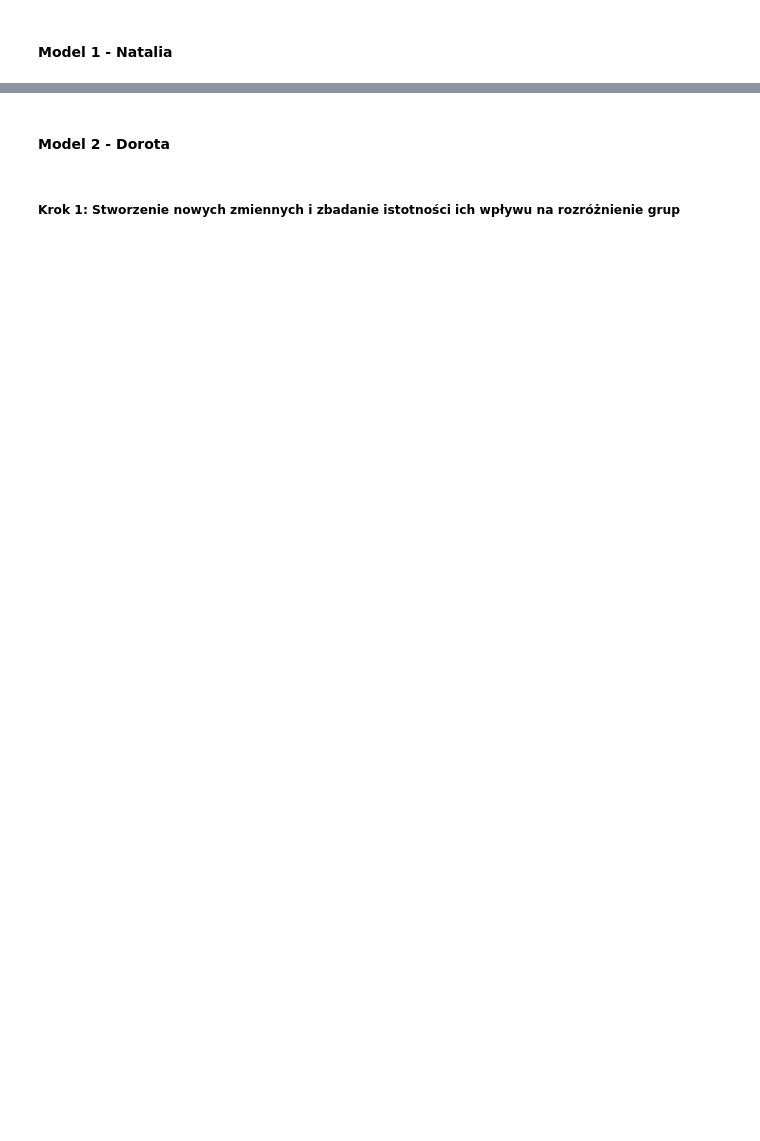
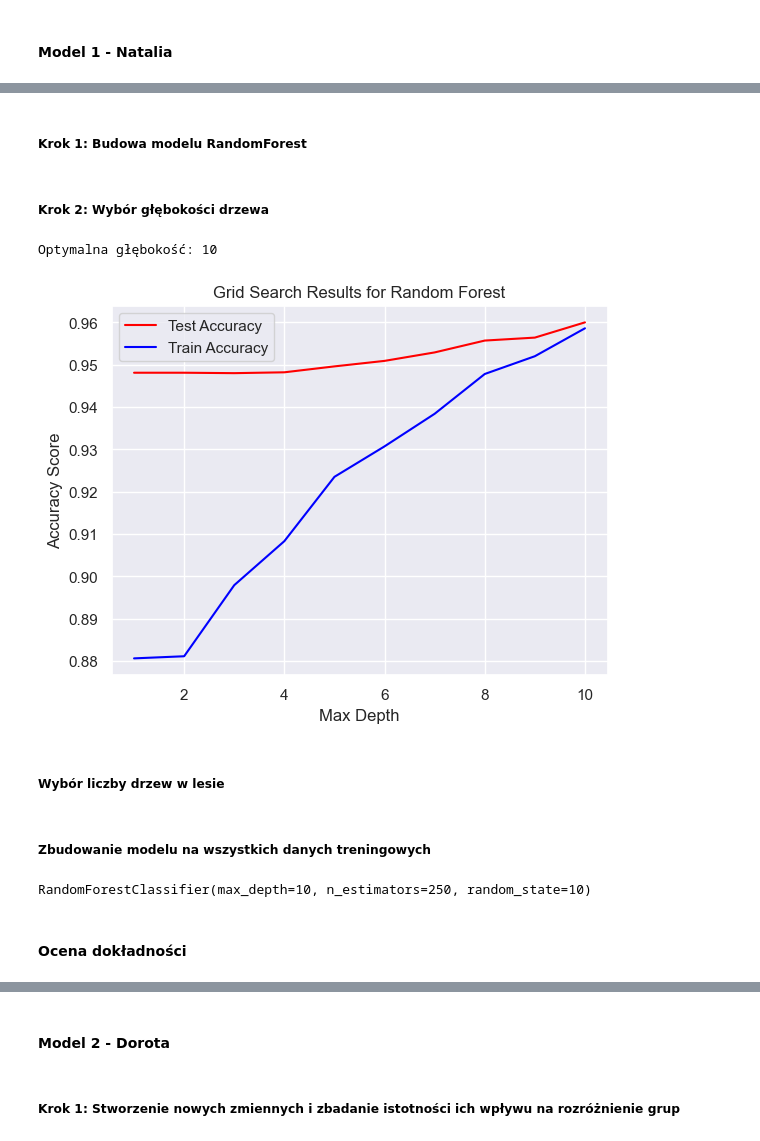
Before and after one commit to a-smaruj/ML_Project_Arrhythmia_Classification, a Jupyter notebook: main.ipynb, the cells around one changed output, grey strips where cells are left out. Saved outputs shown, nothing was run; the diff lists cells and outputs as text; code cells hidden in the pictures; blank space fills up the shorter version.

Commit message:
Radom Forest 2

```diff
--- a/main.ipynb
+++ b/main.ipynb
@@ -276,0 +338,46 @@ Error:
+# %% [markdown]
+##### Krok 1: Budowa modelu RandomForest
+# %%
+
+ma_train = []
+ma_test = []
+
+
+for j in range(1, 11):
+    RFmodel = RandomForestClassifier(random_state=10, max_depth=j, n_estimators=10)
+    a_test = []
+    a_tren = []
+
+
+    RFmodel.fit(X_train, y_train)
+
+    a_tren.append(RFmodel.score(X_train, y_train).round(4))
+    a_test.append(RFmodel.score(X_test, y_test).round(4))
+
+    ma_test.append(np.mean(a_test))
+    ma_train.append(np.mean(a_tren))
+
+
+
+print("Wyniki na zbiorze treningowym:", ma_train)
+print("Wyniki na zbiorze testowym:", ma_test)
+# %% [markdown]
+##### Krok 2: Wybór głębokości drzewa
+# %%
+# Indeks głębokości drzewa, która daje najlepszą średnią dokładność testu
+optimal_depth = np.argmax(ma_test) + 1
+print("Optymalna głębokość:", optimal_depth)
+
+depths = range(1, 11)
+plt.plot(depths, ma_test, label="Test Accuracy", color="red")
+plt.plot(depths, ma_train, label="Train Accuracy", color="blue")
+plt.xlabel("Max Depth")
+plt.ylabel("Accuracy Score")
+plt.title("Grid Search Results for Random Forest")
+plt.legend()
+plt.show()
+# %% [output]
+Optymalna głębokość: 10
+[figure, added]
+# %% [markdown]
+##### Wybór liczby drzew w lesie
@@ -276,0 +408,13 @@ Error:
+# %% [markdown]
+##### Zbudowanie modelu na wszystkich danych treningowych
+# %%
+
+# Inicjalizacja modelu Random Forest z optymalną głębokością oraz liczbą drzew
+model_rf_final = RandomForestClassifier(random_state=10, max_depth=optimal_depth, n_estimators=optimal_n_estimators)
+
+# Trenowanie modelu na pełnym zbiorze treningowym
+model_rf_final.fit(train_data_std, y_train)
+# %% [output]
+RandomForestClassifier(max_depth=10, n_estimators=250, random_state=10)
+# %% [markdown]
+#### Ocena dokładności
```
Also changed, not shown: parts of 42 cells of this notebook.
